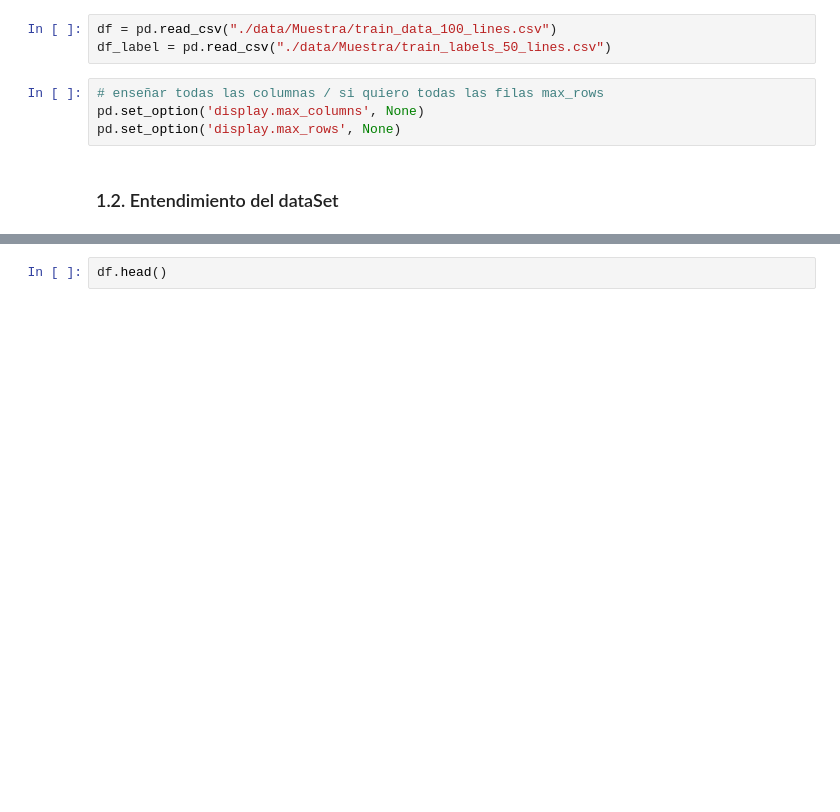
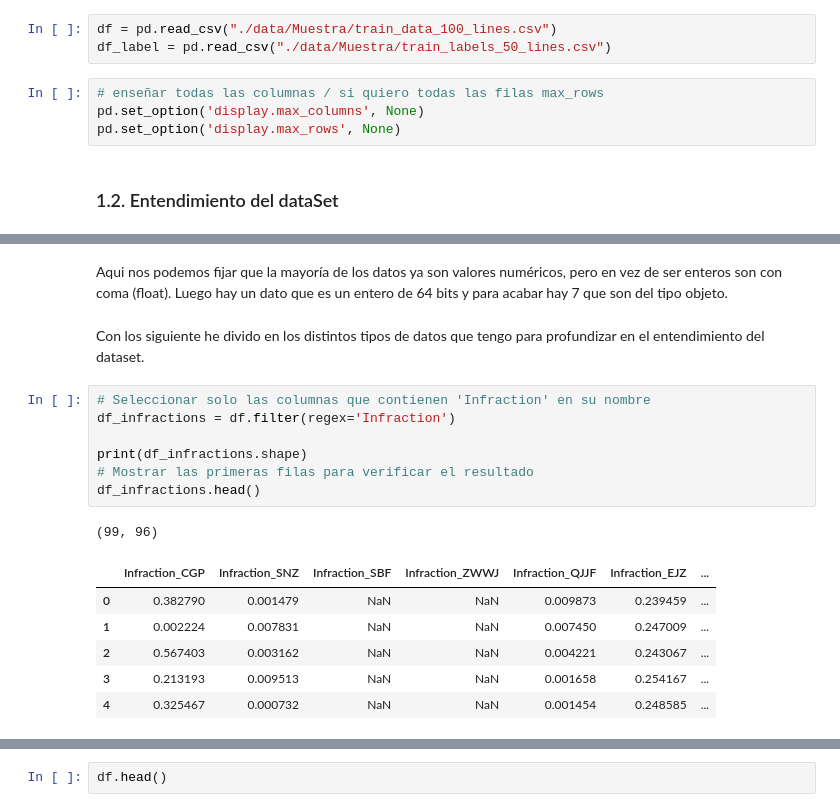
Before and after one commit to AndreesBenitoo/Practica_AA_Andres_Pedro, a Jupyter notebook: AA Practica 1 - Preprocesado.ipynb, the cells around one changed output, grey strips where cells are left out. Cells and saved outputs as stored; diff of their text form; blank space fills up the shorter version.

```diff
--- a/AA Practica 1 - Preprocesado.ipynb
+++ b/AA Practica 1 - Preprocesado.ipynb
@@ -19,0 +69,19 @@ pd.set_option('display.max_rows', None)
+# %% [markdown]
+Aqui nos podemos fijar que la mayoría de los datos ya son valores numéricos, pero en vez de ser enteros son con coma (float). Luego hay un dato que es un entero de 64 bits y para acabar hay 7 que son del tipo objeto.
+# %% [markdown]
+Con los siguiente he divido en los distintos tipos de datos que tengo para profundizar en el entendimiento del dataset.
+# %%
+# Seleccionar solo las columnas que contienen 'Infraction' en su nombre
+df_infractions = df.filter(regex='Infraction')
+
+print(df_infractions.shape)
+# Mostrar las primeras filas para verificar el resultado
+df_infractions.head()
+# %% [output]
+(99, 96)
+|  | Infraction_CGP | Infraction_SNZ | Infraction_SBF | Infraction_ZWWJ | Infraction_QJJF | Infraction_EJZ | ... |
+| 0 | 0.382790 | 0.001479 | NaN | NaN | 0.009873 | 0.239459 | ... |
+| 1 | 0.002224 | 0.007831 | NaN | NaN | 0.007450 | 0.247009 | ... |
+| 2 | 0.567403 | 0.003162 | NaN | NaN | 0.004221 | 0.243067 | ... |
+| 3 | 0.213193 | 0.009513 | NaN | NaN | 0.001658 | 0.254167 | ... |
+| 4 | 0.325467 | 0.000732 | NaN | NaN | 0.001454 | 0.248585 | ... |
```
Also changed, not shown: parts of 27 cells of this notebook.
